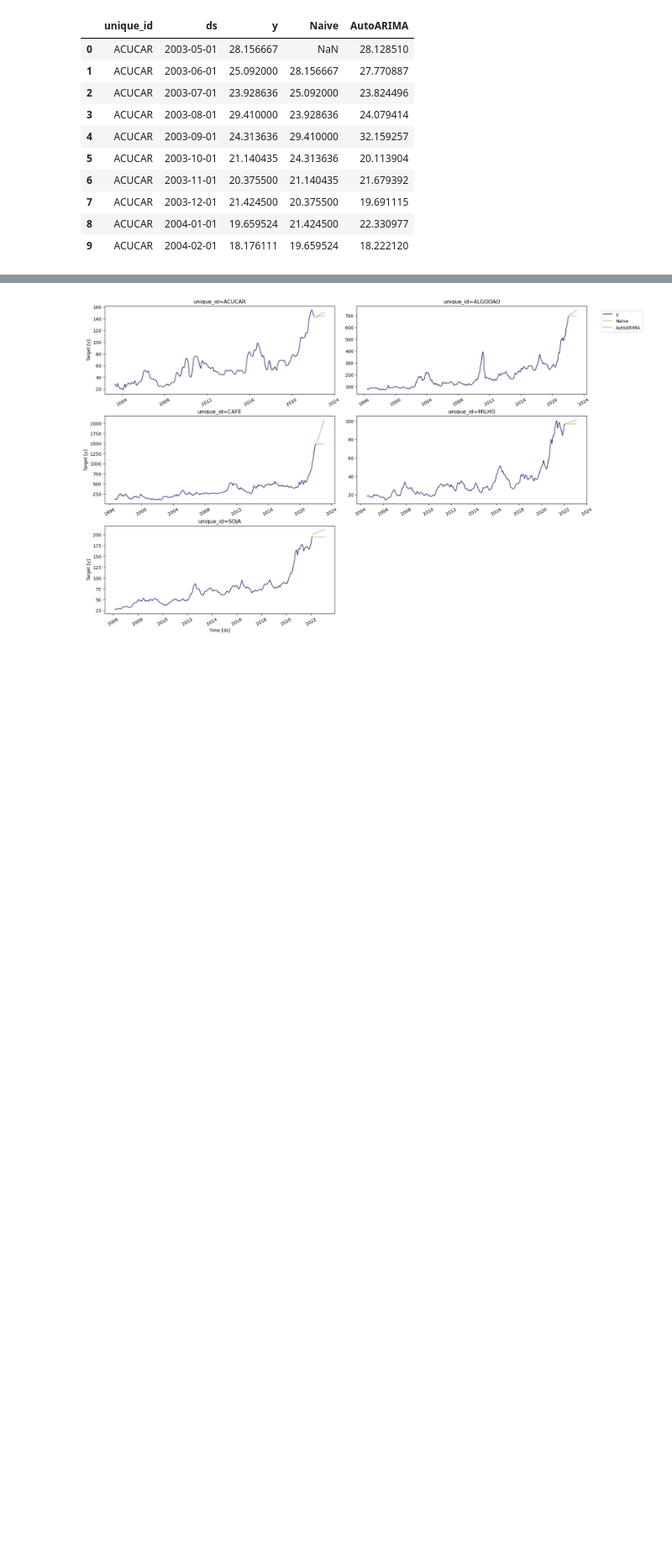
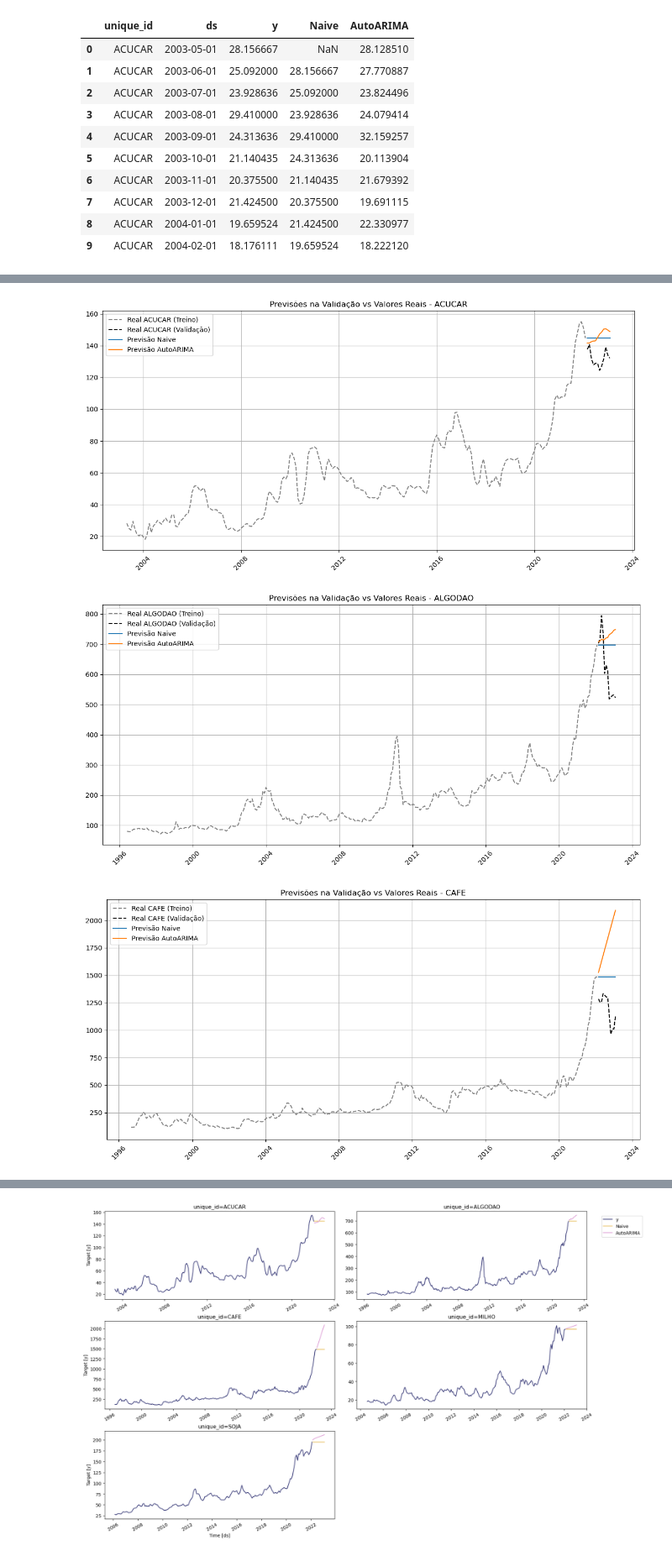
Before and after one commit to MateusVasc/sistemas-multiplos-preditores-commodities, a Jupyter notebook: notebooks/arima_naive_comms_prediction.ipynb, the cells around one changed output, grey strips where cells are left out. Shown at 84% size. Saved outputs shown, nothing was run; the diff lists cells and outputs as text; code cells hidden in the pictures; blank space fills up the shorter version.

```diff
--- a/notebooks/arima_naive_comms_prediction.ipynb
+++ b/notebooks/arima_naive_comms_prediction.ipynb
@@ -134,0 +146,12 @@ for unique_id in Y_test_df_brl['unique_id'].unique():
+# %%
+for commodity in X_val_df_brl['unique_id'].unique():
+    plot_validation_forecasts(
+        train_data=X_train_df_brl,
+        val_data=X_val_df_brl,
+        forecasts_val=forecasts_val,
+        commodity=commodity
+    )
+# %% [output]
+[figure, added]
+[figure, added]
+[figure, added]
```
Also changed, not shown: parts of 13 cells of this notebook.
